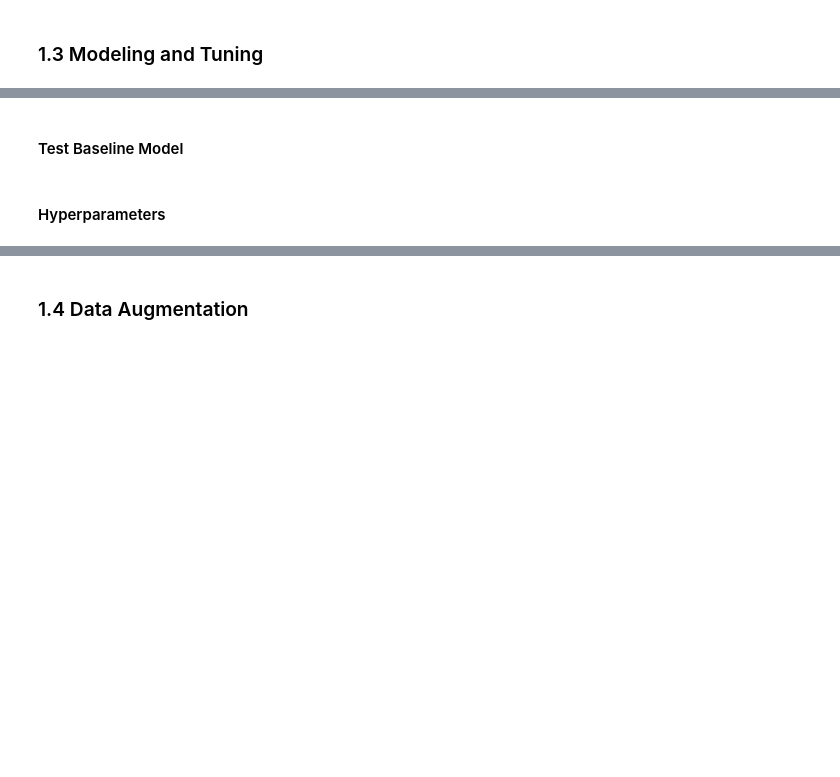
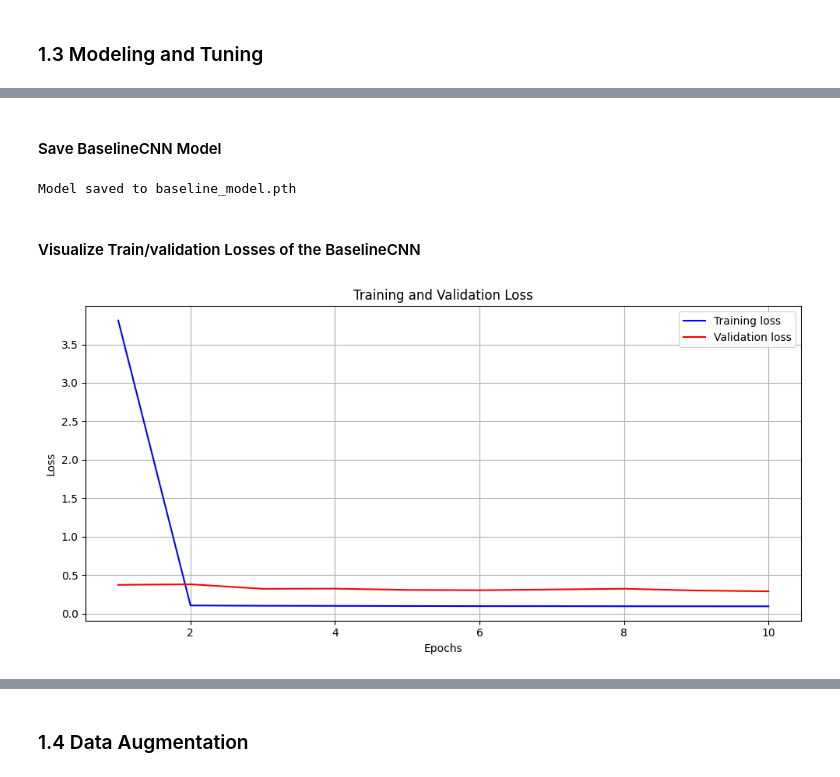
Before and after one commit to dmtschulz/satellite-image-segmentation, a Jupyter notebook: AMLS_2024_solution.ipynb, the cells around one changed output, grey strips where cells are left out. Cells and saved outputs as stored; diff of their text form; code cells hidden in the pictures; blank space fills up the shorter version.

```diff
--- a/AMLS_2024_solution.ipynb
+++ b/AMLS_2024_solution.ipynb
@@ -734,0 +495,10 @@ Image saved as preparation/data/val_images/Hamburg_cropped.png
+# %%
+C = 4  # Number of channels in the input images (RGB+NIR)
+LEARNING_RATE = 0.001  # Learning rate for the optimizer
+BATCH_SIZE = 32  # Batch size for training
+NUM_EPOCHS = 10  # Number of epochs for training
+WEIGHT_DECAY = 0 # 1e-4  # Weight decay for regularization
+# Early stopping hyperparameters
+patience = 3
+delta = 0.001
+# optimizer tpye
@@ -735 +554,5 @@ Image saved as preparation/data/val_images/Hamburg_cropped.png
+# %%
+# Define loss function and optimizer
+criterion = nn.BCEWithLogitsLoss()  # Binary cross-entropy loss for binary classification
+optimizer = torch.optim.Adam(model.parameters(), weight_decay=WEIGHT_DECAY, lr=LEARNING_RATE)  # Adam optimizer with learning rate 0.001
 # %% [markdown]
@@ -737,4 +644,2 @@ Image saved as preparation/data/val_images/Hamburg_cropped.png
 # %% [markdown]
-#### Test Baseline Model
+#### Save BaselineCNN Model
-# %% [markdown]
-#### Hyperparameters
@@ -747,0 +646,34 @@ batch_size = 16
+# %%
+# Define the file path where you want to save the model
+model_path = "baseline_model.pth"
+# Save the trained model
+torch.save(model.state_dict(), model_path)
+print(f"Model saved to {model_path}")
+# %% [output]
+Model saved to baseline_model.pth
+# %% [markdown]
+#### Visualize Train/validation Losses of the BaselineCNN
+# %%
+import matplotlib.pyplot as plt
+
+# Assuming train_losses and val_losses are lists containing respective losses
+epochs = range(1, len(train_losses) + 1)
+
+plt.figure(figsize=(10, 5))
+plt.plot(epochs, train_losses, 'b', label='Training loss')
+plt.plot(epochs, val_losses, 'r', label='Validation loss')
+plt.title('Training and Validation Loss')
+plt.xlabel('Epochs')
+plt.ylabel('Loss')
+plt.legend()
+plt.grid(True)
+plt.tight_layout()  # Ensures labels are not cut off in the saved image
+
+# Save the plot as an image (choose a format, e.g., PNG, JPEG, PDF, SVG)
+plt.savefig('modeling_tuning/training_validation_loss.png')  # Adjust dpi as needed
+
+# Display the plot
+plt.show()
+plt.close()
+# %% [output]
+[figure, added]
```
Also changed, not shown: parts of 29 cells of this notebook, 4 other files.
